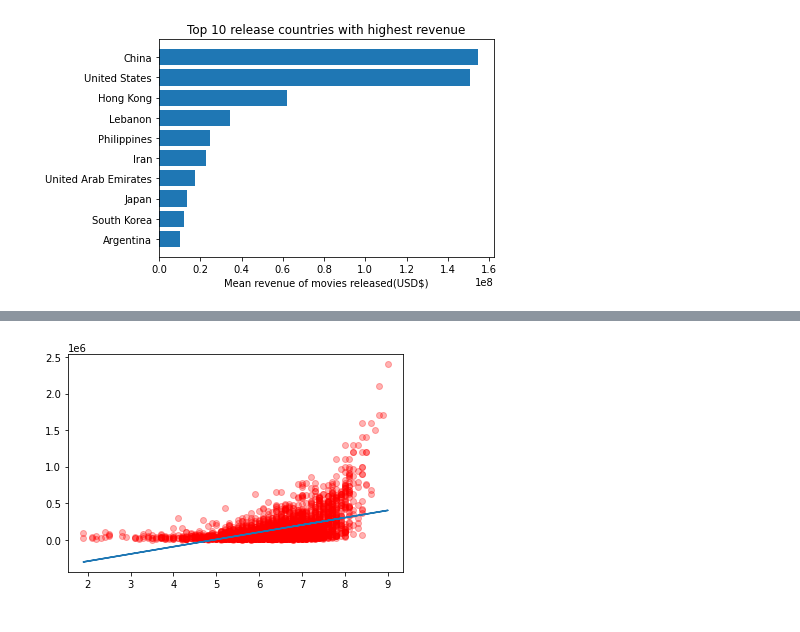
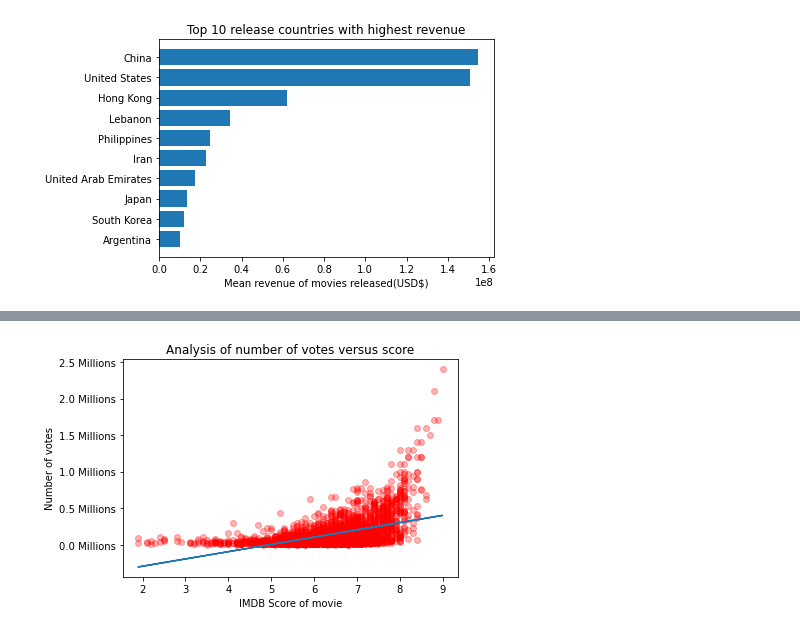
Before and after one commit to soaza/dao2702-project, a Jupyter notebook: movies_analysis.ipynb, the cells around one changed output, grey strips where cells are left out. Cells and saved outputs as stored; diff of their text form; code cells hidden in the pictures.

```diff
--- a/movies_analysis.ipynb
+++ b/movies_analysis.ipynb
@@ -4,6 +4,17 @@
 import pandas as pd
 import numpy as np
 import matplotlib.pyplot as plt
+import matplotlib.ticker as ticker
+
+# Formatters
+@ticker.FuncFormatter
+def billion_formatter(x, pos):
+    return "%.1f Billions" % (x/1E9)
+
+@ticker.FuncFormatter
+def million_formatter(x, pos):
+    return "%.1f Millions" % (x/1E6)
+
 
 # Display in float
 pd.set_option('display.float_format', lambda x: '%.3f' % x)
@@ -195,10 +223,18 @@ plt.plot(budget_score['score'], m * budget_score['score'] + b);
 # %%
+
 score_votes = df[['score','votes']]
+
+fig, ax = plt.subplots()
+ax.yaxis.set_major_formatter(million_formatter)
+
 plt.scatter(score_votes['score'],
             score_votes['votes'],
             c='r', alpha=0.3)
+plt.title("Analysis of number of votes versus score")
+plt.xlabel("IMDB Score of movie")
+plt.ylabel("Number of votes")
 
 m, b = np.polyfit(score_votes['score'],score_votes['votes'], 1)
 plt.plot(score_votes['score'], m * score_votes['score'] + b);
 # %% [output]
-[figure, old version]
+[figure, new version]
```
Also changed, not shown: parts of 9 cells of this notebook, 1 other file.
